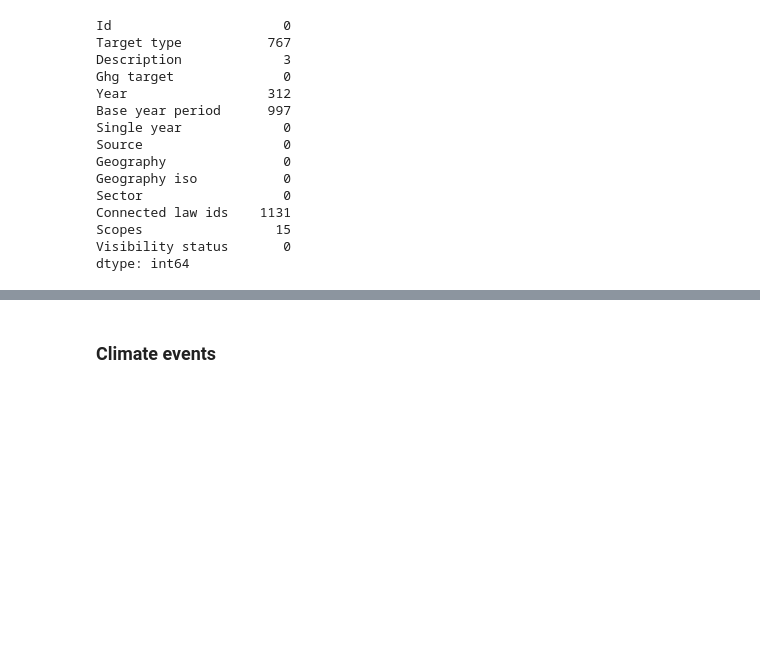
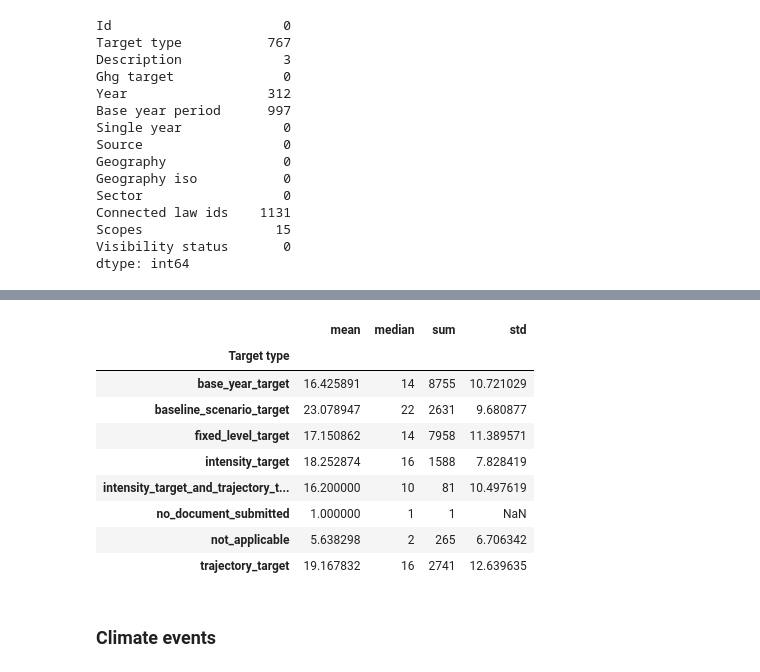
Before and after one commit to ajakupov/ClimatePolicyChallenge, a Jupyter notebook: notebooks/DataExploration.ipynb, the cells around one changed output, grey strips where cells are left out. Cells and saved outputs as stored; diff of their text form; code cells hidden in the pictures; blank space fills up the shorter version.

```diff
--- a/notebooks/DataExploration.ipynb
+++ b/notebooks/DataExploration.ipynb
@@ -139,2 +138,15 @@ array([[<matplotlib.axes._subplots.AxesSubplot object at 0x...>,
+# %%
+laws_pd.groupby('Target type').agg(['mean', 'median', 'sum', 'std'])['NumWords']
+# %% [output]
+|  | mean | median | sum | std |
+| Target type |  |  |  |  |
+| base_year_target | 16.425891 | 14 | 8755 | 10.721029 |
+| baseline_scenario_target | 23.078947 | 22 | 2631 | 9.680877 |
+| fixed_level_target | 17.150862 | 14 | 7958 | 11.389571 |
+| intensity_target | 18.252874 | 16 | 1588 | 7.828419 |
+| intensity_target_and_trajectory_t... | 16.200000 | 10 | 81 | 10.497619 |
+| no_document_submitted | 1.000000 | 1 | 1 | NaN |
+| not_applicable | 5.638298 | 2 | 265 | 6.706342 |
+| trajectory_target | 19.167832 | 16 | 2741 | 12.639635 |
 # %% [markdown]
 ### Climate events
```
Also changed, not shown: parts of 5 cells of this notebook.
